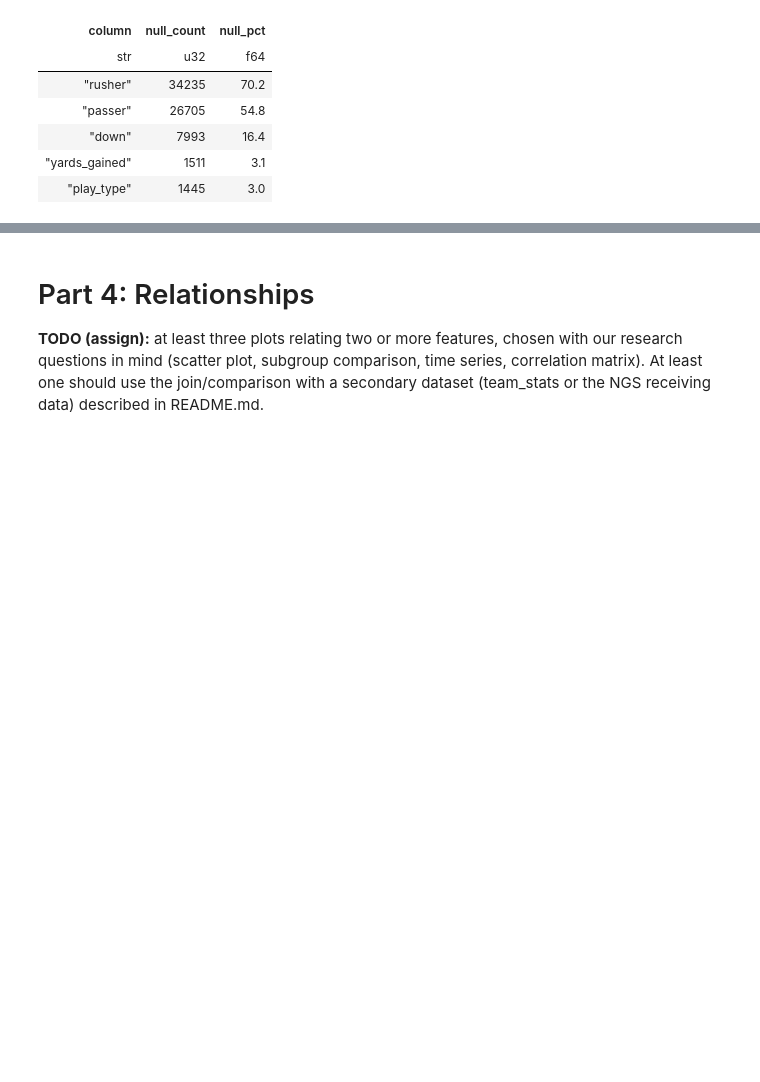
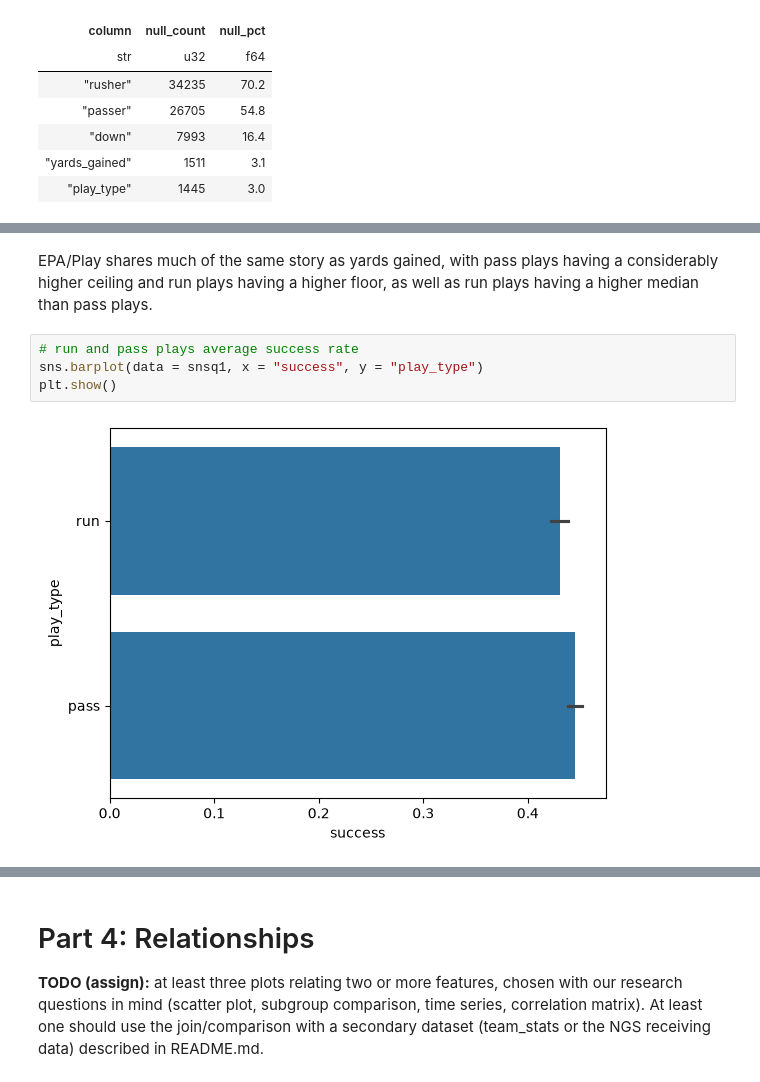
Before and after one commit to acimma3/cs418-football, a Jupyter notebook: eda.ipynb, the cells around one changed output, grey strips where cells are left out. Drawn from its saved outputs; the diff is of its cells as text; blank space fills up the shorter version.

```diff
--- a/eda.ipynb
+++ b/eda.ipynb
@@ -275,0 +296,8 @@ Label axes at a readable size and watch for overplotting.
+# %% [markdown]
+EPA/Play shares much of the same story as yards gained, with pass plays having a considerably higher ceiling and run plays having a higher floor, as well as run plays having a higher median than pass plays.
+# %%
+# run and pass plays average success rate
+sns.barplot(data = snsq1, x = "success", y = "play_type")
+plt.show()
+# %% [output]
+[figure, added]
```
Also changed, not shown: parts of 37 cells of this notebook.
